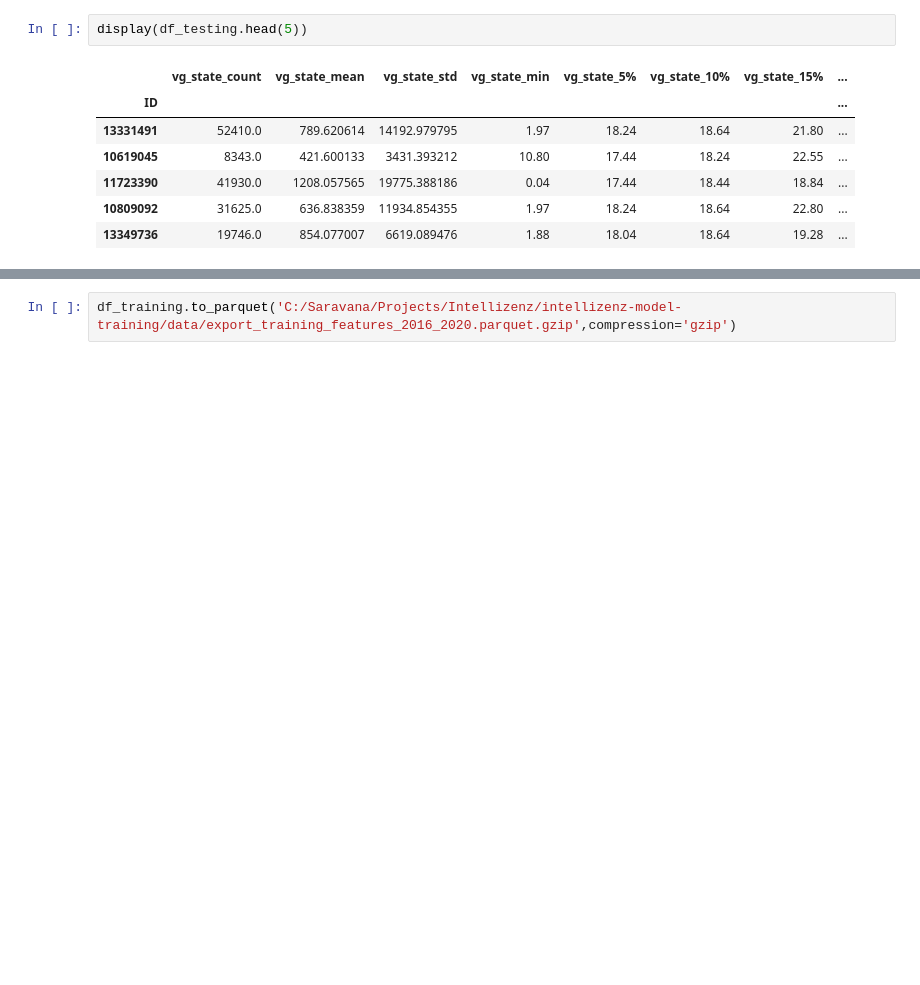
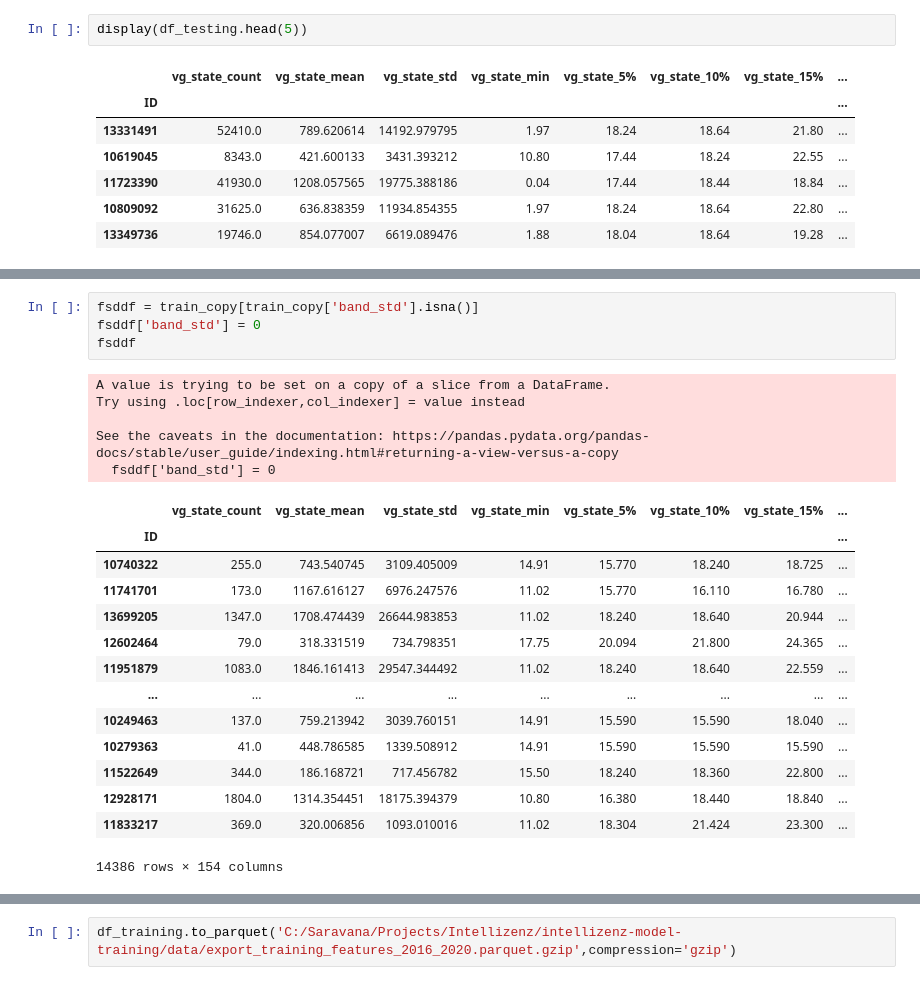
Before and after one commit to Saraavana/reclamation-processing, a Jupyter notebook: baseline/Features/00-generate-features.ipynb, the cells around one changed output, grey strips where cells are left out. Saved outputs shown, nothing was run; the diff lists cells and outputs as text; blank space fills up the shorter version.

```diff
--- a/baseline/Features/00-generate-features.ipynb
+++ b/baseline/Features/00-generate-features.ipynb
@@ -269,0 +318,24 @@ display(df_testing.head(5))
+# %%
+fsddf = train_copy[train_copy['band_std'].isna()]
+fsddf['band_std'] = 0
+fsddf
+# %% [output]
+A value is trying to be set on a copy of a slice from a DataFrame.
+Try using .loc[row_indexer,col_indexer] = value instead
+
+See the caveats in the documentation: https://pandas.pydata.org/pandas-docs/stable/user_guide/indexing.html#returning-a-view-versus-a-copy
+  fsddf['band_std'] = 0
+|  | vg_state_count | vg_state_mean | vg_state_std | vg_state_min | vg_state_5% | vg_state_10% | vg_state_15% | ... |
+| ID |  |  |  |  |  |  |  | ... |
+| 10740322 | 255.0 | 743.540745 | 3109.405009 | 14.91 | 15.770 | 18.240 | 18.725 | ... |
+| 11741701 | 173.0 | 1167.616127 | 6976.247576 | 11.02 | 15.770 | 16.110 | 16.780 | ... |
+| 13699205 | 1347.0 | 1708.474439 | 26644.983853 | 11.02 | 18.240 | 18.640 | 20.944 | ... |
+| 12602464 | 79.0 | 318.331519 | 734.798351 | 17.75 | 20.094 | 21.800 | 24.365 | ... |
+| 11951879 | 1083.0 | 1846.161413 | 29547.344492 | 11.02 | 18.240 | 18.640 | 22.559 | ... |
+| ... | ... | ... | ... | ... | ... | ... | ... | ... |
+| 10249463 | 137.0 | 759.213942 | 3039.760151 | 14.91 | 15.590 | 15.590 | 18.040 | ... |
+| 10279363 | 41.0 | 448.786585 | 1339.508912 | 14.91 | 15.590 | 15.590 | 15.590 | ... |
+| 11522649 | 344.0 | 186.168721 | 717.456782 | 15.50 | 18.240 | 18.360 | 22.800 | ... |
+| 12928171 | 1804.0 | 1314.354451 | 18175.394379 | 10.80 | 16.380 | 18.440 | 18.840 | ... |
+| 11833217 | 369.0 | 320.006856 | 1093.010016 | 11.02 | 18.304 | 21.424 | 23.300 | ... |
+14386 rows × 154 columns
```
Also changed, not shown: parts of 7 cells of this notebook, 5 other files.
